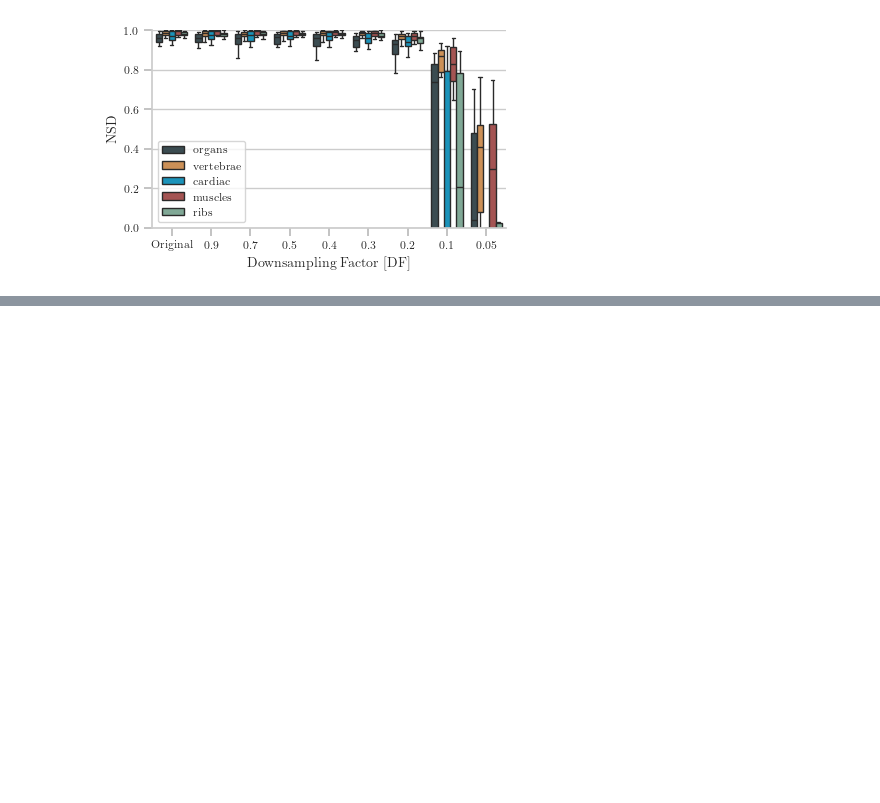
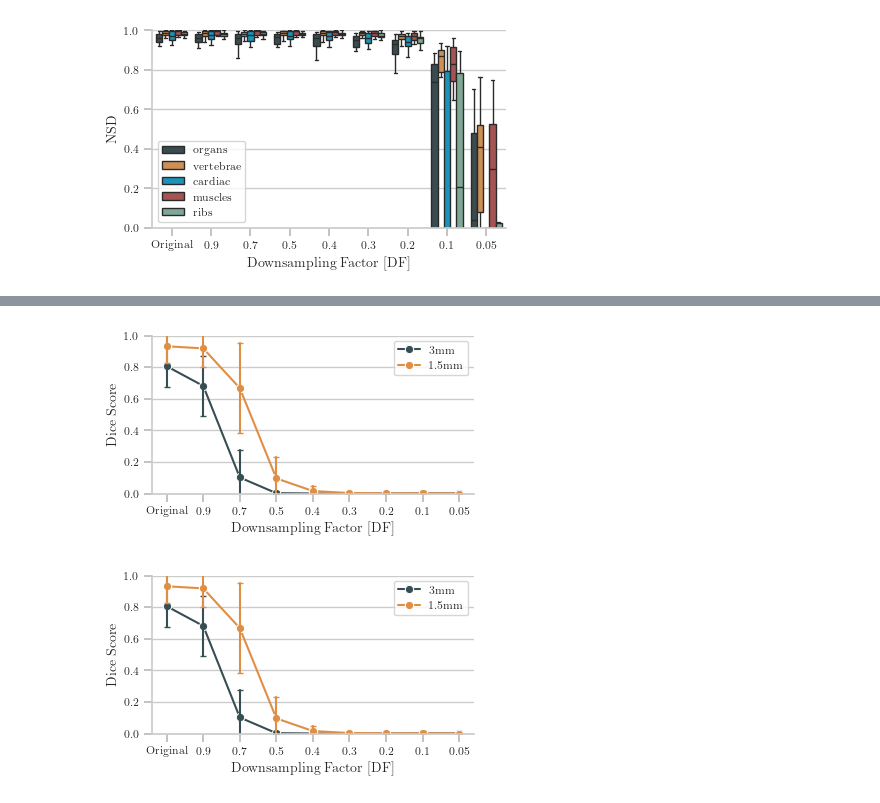
Before and after one commit to ClinicalDataScience/tucker-cnn, a Jupyter notebook: visualize/01_metrics_absolute.ipynb, the cells around one changed output, grey strips where cells are left out. Cells and saved outputs as stored; diff of their text form; code cells hidden in the pictures; blank space fills up the shorter version.

Commit message:
Finalized figures

```diff
--- a/visualize/01_metrics_absolute.ipynb
+++ b/visualize/01_metrics_absolute.ipynb
@@ -187,3 +181,43 @@ df = pd.concat([df_zero, df_fine])
+# %%
+df_zero = prepare_data('../plots/results_grid_prune', True)
+df_zero['strat'] = '3mm'
+df_fine = prepare_data('../plots/results_grid_prune', False)
+df_fine['strat'] = '1.5mm'
+df = pd.concat([df_zero, df_fine])
+
+get_lineplot(df, 'ds')
+get_lineplot(df, 'nsd')  # def prepare_data(root: str, fast: bool) -> pd.DataFrame:
+#     files = [f'0{i}' + ('_fast' if fast else '') + '.csv' for i in range(9)]
+#     down_factors = ['Original', '0.9', '0.7', '0.5', '0.4', '0.3', '0.2', '0.1', '0.05']
+#
+#     # Load & concat all csvs
+#     dfs = []
+#     for file, down_factor in zip(files, down_factors):
+#         df = pd.read_csv(os.path.join(root, file))
+#         df = df[(df['ds'] != -1) & (df['nsd'] != -1)]
+#         #df = df.groupby('label_str')[['ds', 'nsd']].mean()
+#         df['DF'] = down_factor
+#         dfs.append(df)
+#     df = pd.concat(dfs).reset_index()
+#
+#     # Get mapping to organ sections
+#     temp_map = {k: list(v.values()) for k, v in class_map_5_parts.items()}
+#     class_map = {}
+#     for k in temp_map.keys():
+#         class_map.update({v: k.replace('class_map_part_', '') for v in temp_map[k]})
+#     df['section'] = df['label_str'].map(class_map)
+#
+#     return df
+#
+# df = prepare_data('../plots/results_grid_fine', False)
+# df = df.drop(labels=['Unnamed: 0', 'index'], axis=1)
+# print(df.head())
+# print(len(df))
+#
+# df.to_csv('../results_fine.csv')
+# %% [output]
+[figure, added]
+[figure, added]
 # %%
 def get_lineplot(df: pd.DataFrame, save_path: Optional[str]=None, metric: str = 'ds', loc = 'best') -> None:
     tex_fonts = {
```
Also changed, not shown: parts of 7 cells of this notebook, 3 other files.
